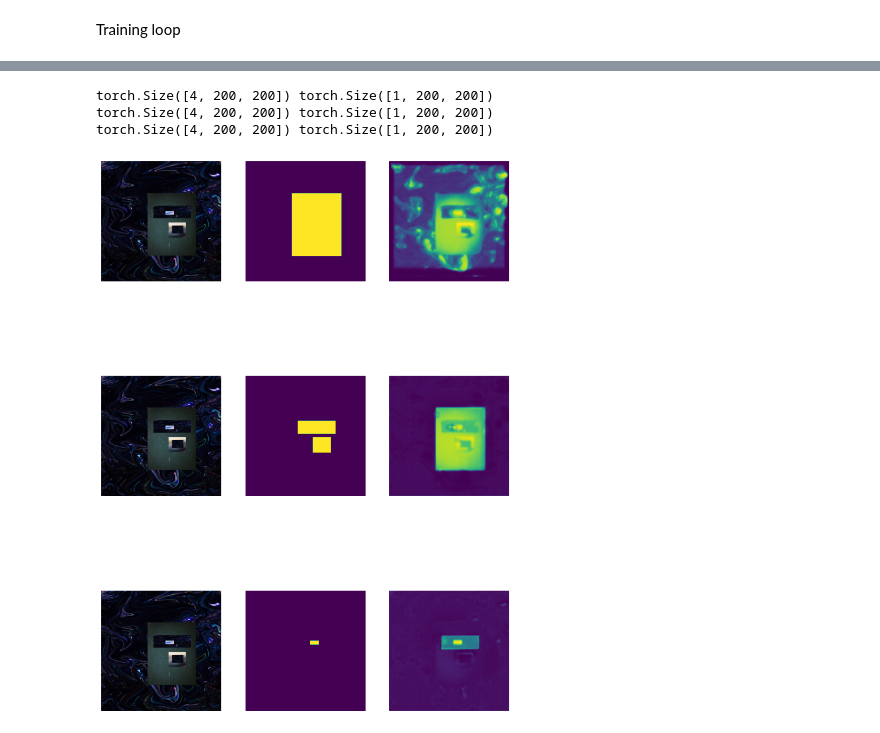
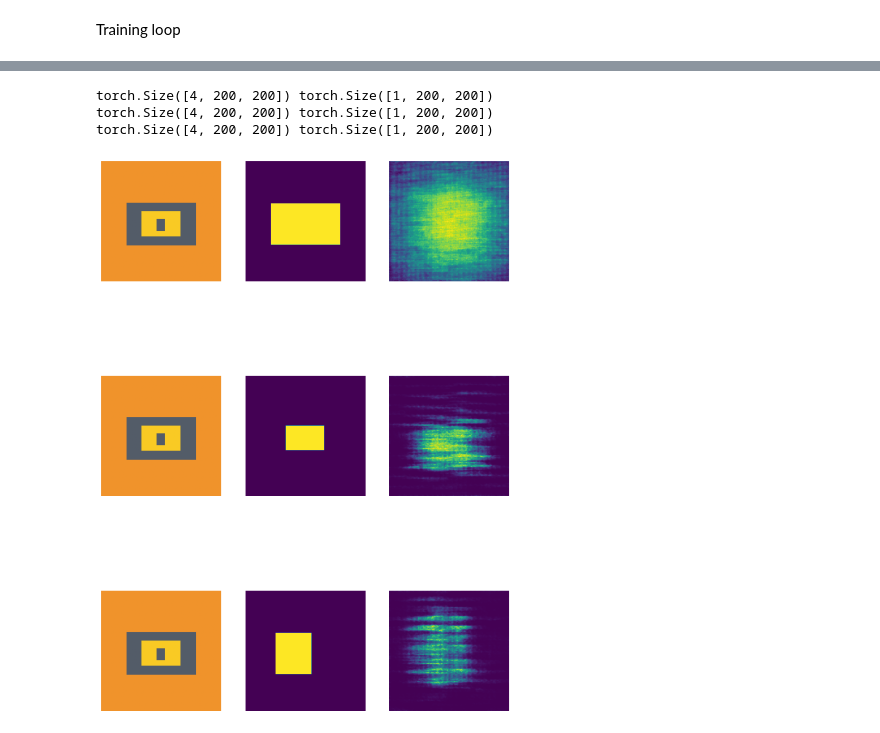
Before and after one commit to ankusharudkar/HIS, a Jupyter notebook: his/ContrivedDataModel.ipynb, the cells around one changed output, grey strips where cells are left out. Drawn from its saved outputs; the diff is of its cells as text; code cells hidden in the pictures.

```diff
--- a/his/ContrivedDataModel.ipynb
+++ b/his/ContrivedDataModel.ipynb
@@ -247 +544,18 @@ plt.imshow(genAttentionMask((100, 100)))
+# %%
+def getWeightedLoss(map, device="cuda"):
+    border = map - cv2.erode(map.astype(np.uint8), np.ones((3,3)))
+    border_w = convolve2d(
+                border,
+                np.exp(-genEuclidianDistMatrix(10, 10)),
+                mode="same") + 1
+
+    border = border_w + map*2
+
+    return torch.nn.BCEWithLogitsLoss(weight=torch.tensor(border_w).to(device))
+# %%
+model = UNet(features=[64, 128, 256, 512]).to("cuda")
+optimizer = torch.optim.AdamW(model.parameters(), lr=1e-5)
+writer = SummaryWriter(f"./runs/d2/UNet/Borderloss", comment="Baseline, contrived dataset, border weighted")
+# %%
+optimizer = torch.optim.AdamW(model.parameters(), lr=1e-6)
 # %%
@@ -366,0 +826,2 @@ torch.Size([4, 200, 200]) torch.Size([1, 200, 200])
+# %%
+optimizer = torch.optim.AdamW(model.parameters(), lr=1e-5)
@@ -367,14 +900,14 @@ torch.Size([4, 200, 200]) torch.Size([1, 200, 200])
 # %%
 # model.eval()
 with torch.inference_mode():
-    image, annotation = train_dataset[0]
+    image, annotation = train_dataset[9]
     attention_mask = annotation[1]
     # attention_mask = output.squeeze().sigmoid().numpy() > 0.2
     annotation_mask = torch.tensor(
                 generateAnnotationMask(annotation, attention_mask)
                 ).unsqueeze(dim=0).float()
 
-    image_cat = torch.cat([image, torch.tensor(attention_mask).unsqueeze(dim=0)], dim=0)
+    image_cat = torch.cat([image, torch.tensor(attention_mask).unsqueeze(dim=0)], dim=0).to("cuda")
 
     print(image_cat.shape, annotation_mask.shape)
 
@@ -382,7 +915,7 @@ with torch.inference_mode():
 
     plt.figure(figsize=(10, 15))
     plt.subplot(3, 3, 1)
-    plt.imshow(image.permute(1,2,0))
+    plt.imshow(image.cpu().permute(1,2,0))
     plt.axis("off")
 
     plt.subplot(3, 3, 2)
@@ -390,11 +923,11 @@ with torch.inference_mode():
     plt.axis("off")
 
     plt.subplot(3, 3, 3)
-    plt.imshow(output.squeeze().sigmoid())
+    plt.imshow(output.cpu().squeeze().sigmoid())
     plt.axis("off")
 
     attention_mask = annotation[2][0][1]
-    image_cat = torch.cat([image, torch.tensor(attention_mask).unsqueeze(dim=0)], dim=0)
+    image_cat = torch.cat([image, torch.tensor(attention_mask).unsqueeze(dim=0)], dim=0).to("cuda")
     annotation_mask = torch.tensor(
                 generateAnnotationMask(annotation, attention_mask)
                 ).unsqueeze(dim=0).float()
@@ -403,38 +936,40 @@ with torch.inference_mode():
 
     output = model(image_cat.unsqueeze(dim=0))
     plt.subplot(3, 3, 4)
-    plt.imshow(image.permute(1,2,0))
+    plt.imshow(image.cpu().permute(1,2,0))
     plt.axis("off")
 
     plt.subplot(3, 3, 5)
     plt.imshow(annotation_mask.squeeze())
     plt.axis("off")
 
     plt.subplot(3, 3, 6)
-    plt.imshow(output.squeeze().sigmoid())
+    plt.imshow(output.cpu().squeeze().sigmoid())
     plt.axis("off")
 
-    attention_mask = annotation[2][0][2][0][1]
-    image_cat = torch.cat([image, torch.tensor(attention_mask).unsqueeze(dim=0)], dim=0)
+    attention_mask = np.zeros((200, 200))
+    attention_mask[40: 140, 50: 110] = 1
+    attention_mask = attention_mask == 1
+    image_cat = torch.cat([image, torch.tensor(attention_mask).unsqueeze(dim=0)], dim=0).to("cuda")
     annotation_mask = torch.tensor(
                 generateAnnotationMask(annotation, attention_mask)
                 ).unsqueeze(dim=0).float()
     print(image_cat.shape, annotation_mask.shape)
 
     output = model(image_cat.unsqueeze(dim=0))
     plt.subplot(3, 3, 7)
-    plt.imshow(image.permute(1,2,0))
+    plt.imshow(image.cpu().permute(1,2,0))
     plt.axis("off")
 
     plt.subplot(3, 3, 8)
     plt.imshow(annotation_mask.squeeze())
     plt.axis("off")
 
     plt.subplot(3, 3, 9)
-    plt.imshow(output.squeeze().sigmoid())
+    plt.imshow(output.squeeze().cpu().sigmoid())
     plt.axis("off")
 # %% [output]
 torch.Size([4, 200, 200]) torch.Size([1, 200, 200])
 torch.Size([4, 200, 200]) torch.Size([1, 200, 200])
 torch.Size([4, 200, 200]) torch.Size([1, 200, 200])
-[figure, old version]
+[figure, new version]
```
Also changed, not shown: parts of 35 cells of this notebook, 1 other file.
